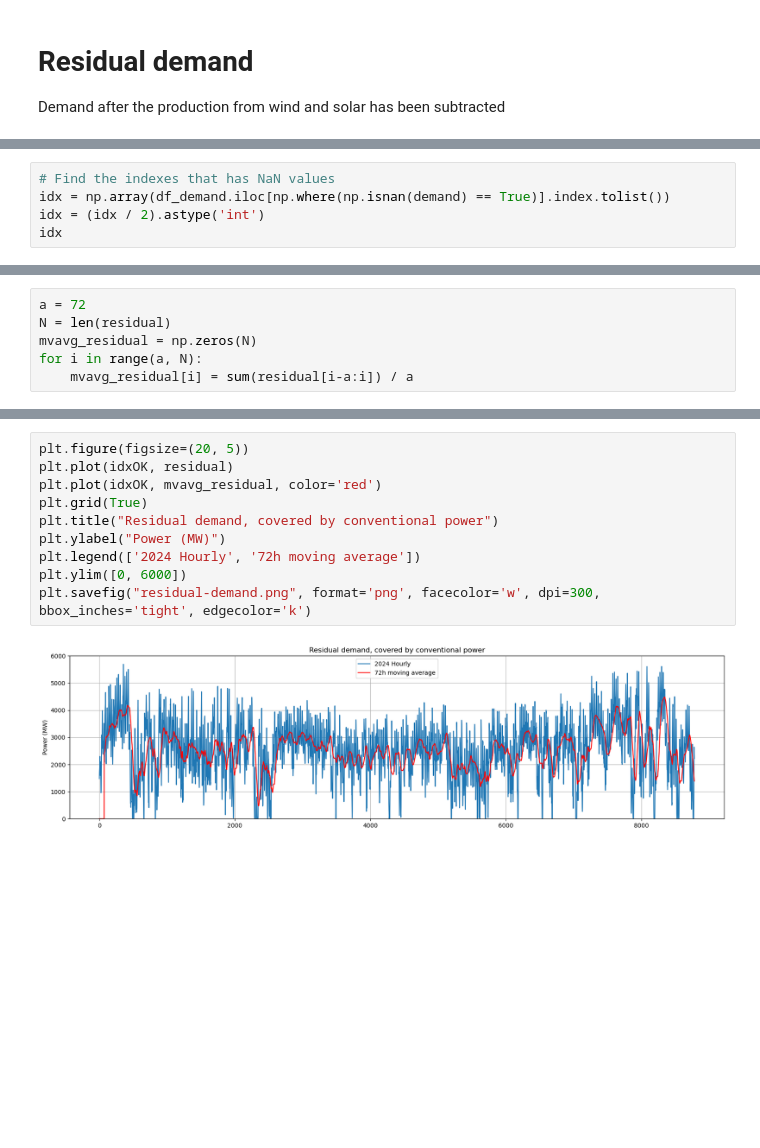
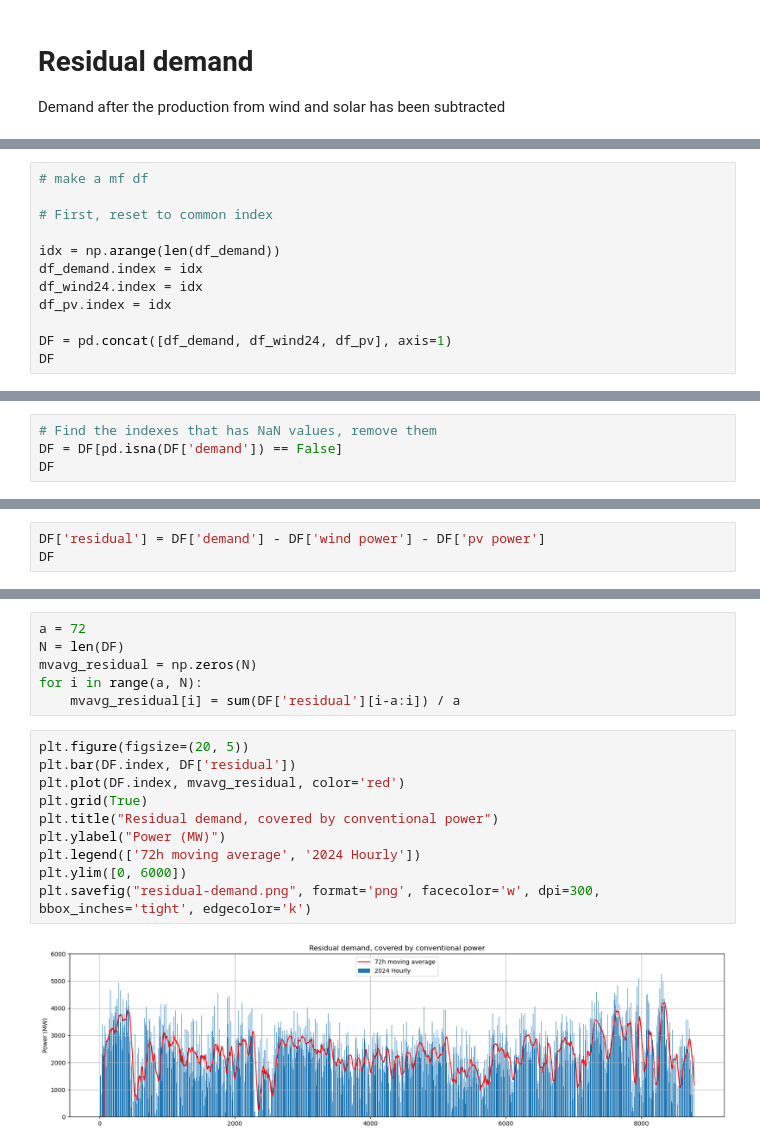
Before and after one commit to avaveriksen/ireland-grid-project, a Jupyter notebook: time-series-analysis/time-series-analysis.ipynb, the cells around one changed output, grey strips where cells are left out. Saved outputs shown, nothing was run; the diff lists cells and outputs as text; blank space fills up the shorter version.

```diff
--- a/time-series-analysis/time-series-analysis.ipynb
+++ b/time-series-analysis/time-series-analysis.ipynb
@@ -254,0 +339,12 @@ Demand after the production from wind and solar has been subtracted
+# %%
+# make a mf df
+
+# First, reset to common index
+
+idx = np.arange(len(df_demand))
+df_demand.index = idx
+df_wind24.index = idx
+df_pv.index = idx
+
+DF = pd.concat([df_demand, df_wind24, df_pv], axis=1)
+DF
@@ -255,6 +365,5 @@ Demand after the production from wind and solar has been subtracted
 # %%
-# Find the indexes that has NaN values
-idx = np.array(df_demand.iloc[np.where(np.isnan(demand) == True)].index.tolist())
-idx = (idx / 2).astype('int')
-idx
+# Find the indexes that has NaN values, remove them
+DF = DF[pd.isna(DF['demand']) == False]
+DF
 # %% [output]
@@ -286,6 +383,3 @@ residual = demand[idxOK] - pv_power[idxOK] - wind_recordings[idxOK]
 # %%
-a = 72
-N = len(residual)
-mvavg_residual = np.zeros(N)
-for i in range(a, N):
-    mvavg_residual[i] = sum(residual[i-a:i]) / a
+DF['residual'] = DF['demand'] - DF['wind power'] - DF['pv power']
+DF
@@ -292,13 +400,19 @@ for i in range(a, N):
+# %%
+a = 72
+N = len(DF)
+mvavg_residual = np.zeros(N)
+for i in range(a, N):
+    mvavg_residual[i] = sum(DF['residual'][i-a:i]) / a
 # %%
 plt.figure(figsize=(20, 5))
-plt.plot(idxOK, residual)
-plt.plot(idxOK, mvavg_residual, color='red')
+plt.bar(DF.index, DF['residual'])
+plt.plot(DF.index, mvavg_residual, color='red')
 plt.grid(True)
 plt.title("Residual demand, covered by conventional power")
 plt.ylabel("Power (MW)")
-plt.legend(['2024 Hourly', '72h moving average'])
+plt.legend(['72h moving average', '2024 Hourly'])
 plt.ylim([0, 6000])
 plt.savefig("residual-demand.png", format='png', facecolor='w', dpi=300, bbox_inches='tight', edgecolor='k')
 # %% [output]
-[figure, old version]
+[figure, new version]
 # %%
```
Also changed, not shown: parts of 46 cells of this notebook, 3 other files.
